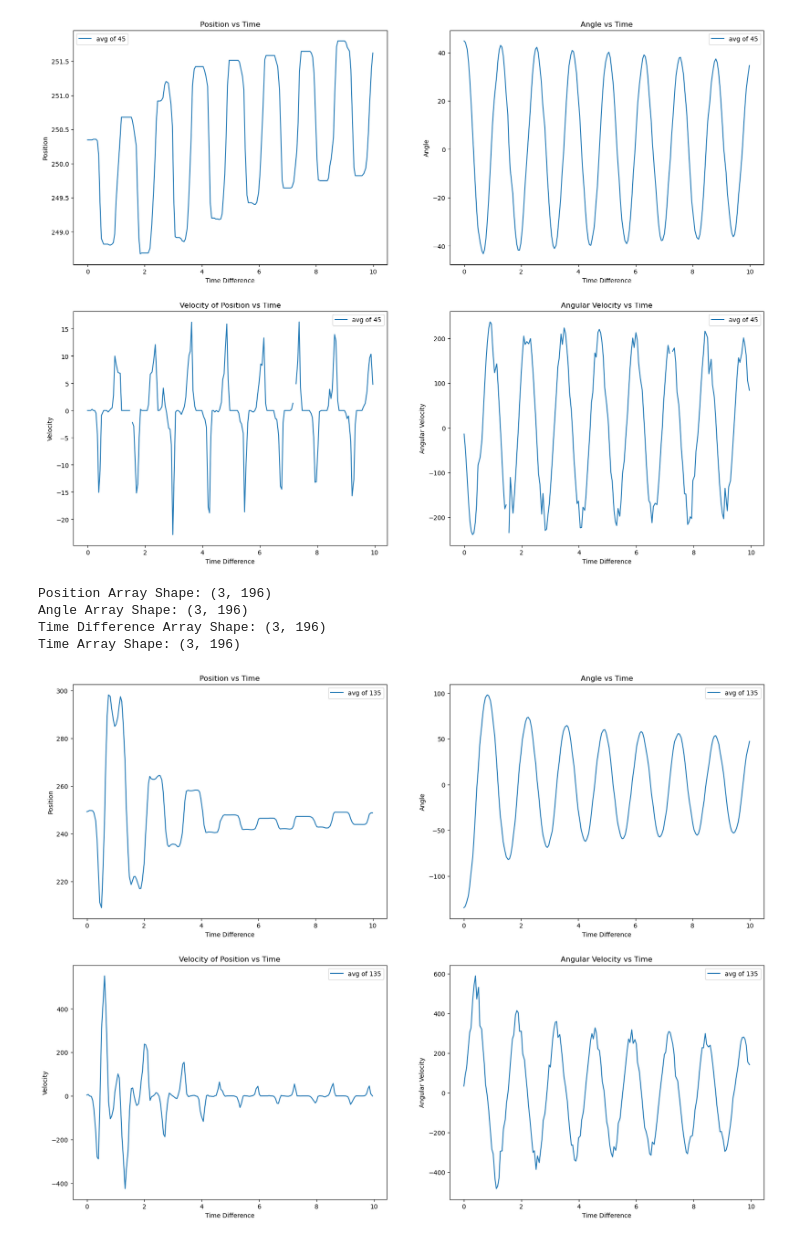
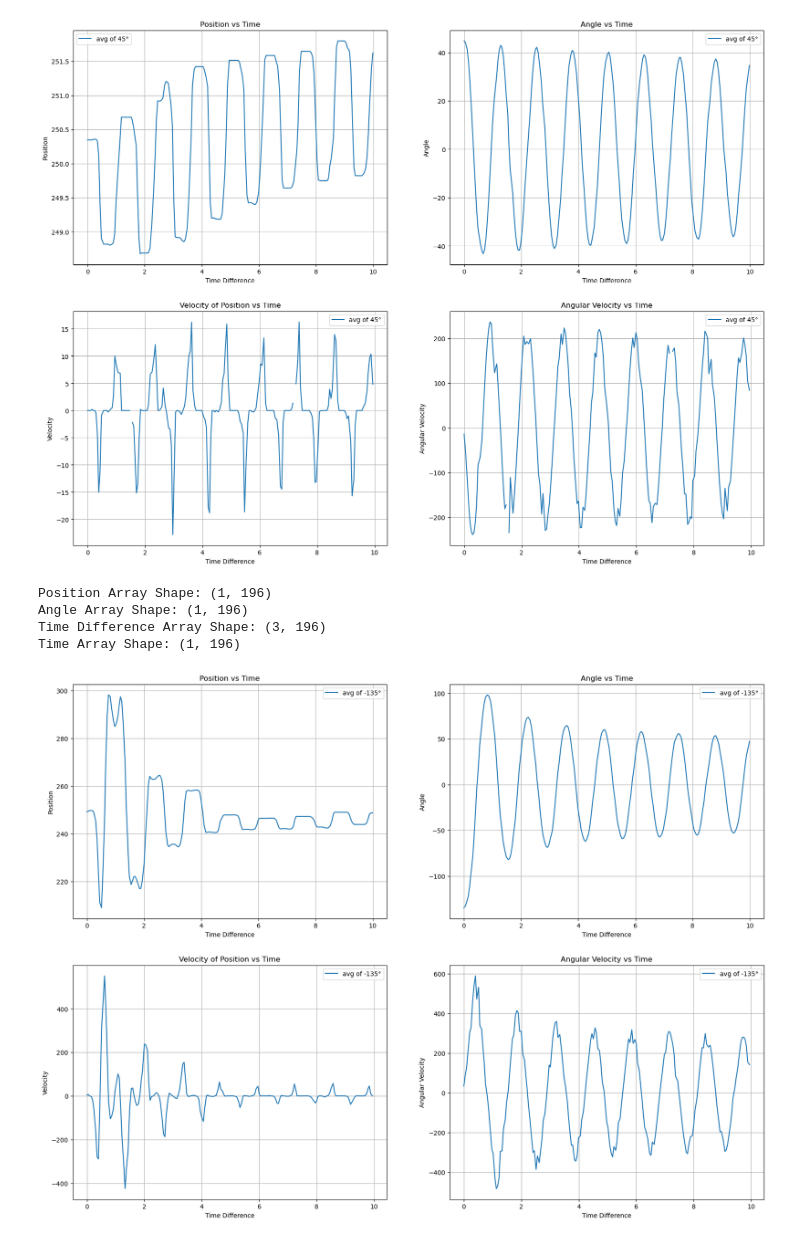
Before and after one commit to Rizo11/Spring22_Theoretical_Mechanics, a Jupyter notebook: big_hw2/plot.ipynb, the cells around one changed output. Drawn from its saved outputs; the diff is of its cells as text; code cells hidden in the pictures.

```diff
--- a/big_hw2/plot.ipynb
+++ b/big_hw2/plot.ipynb
@@ -3,7 +3,7 @@ import csv
 import matplotlib.pyplot as plt
 import numpy as np
 TESTS = 3
-ANGLES = [15, 45, 135]
+ANGLES = [15, 45, -135]
 # %%
 def read_csv_to_arrays(filename):
     time_diff = []
@@ -54,6 +54,7 @@ def plot_data(time, position, angle, velocity, angular_velocity, leg):
     plt.title('Position vs Time')
     plt.plot(time, position, label=leg)
     plt.legend()
+    plt.grid()
 
     # Plot Angle
     plt.subplot(2, 2, 2)
@@ -62,7 +63,7 @@ def plot_data(time, position, angle, velocity, angular_velocity, leg):
     plt.title('Angle vs Time')
     plt.plot(time, angle, label=leg)
     plt.legend()
-
+    plt.grid()
 
     # Plot Velocity of Position
     plt.subplot(2, 2, 3)
@@ -71,6 +72,7 @@ def plot_data(time, position, angle, velocity, angular_velocity, leg):
     plt.title('Velocity of Position vs Time')
     plt.plot(time[:-1], velocity, label=leg)
     plt.legend()
+    plt.grid()
 
     # Plot Angular Velocity
     plt.subplot(2, 2, 4)
@@ -80,6 +82,7 @@ def plot_data(time, position, angle, velocity, angular_velocity, leg):
     plt.plot(time[:-1], angular_velocity, label=leg)
     plt.legend()
 
+    plt.grid()
     plt.show()
 # %%
 def avegare(array):
@@ -91,6 +94,7 @@ def avegare(array):
 
     return average_array
 # %%
+experimental_vals = {}
 
 for ang in ANGLES:
 
@@ -124,11 +128,6 @@ for ang in ANGLES:
     angle = np.array(angle)
     time = np.array(time)
 
-    print("Position Array Shape:", position.shape)
-    print("Angle Array Shape:", angle.shape)
-    print("Time Difference Array Shape:", time_diff.shape)
-    print("Time Array Shape:", time.shape)
-
 
     angular_velocity = []
     velocity = []
@@ -146,9 +145,13 @@ for ang in ANGLES:
     avg_velocity = avegare(velocity)
     avg_angular_velocity = avegare(angular_velocity)
 
+    experimental_vals[ang] = [avg_position, avg_angle, avg_velocity, avg_angular_velocity]
+
+    print("Position Array Shape:", avg_position.shape)
+    print("Angle Array Shape:", avg_angle.shape)
+    print("Time Difference Array Shape:", time_diff.shape)
+    print("Time Array Shape:", avg_time.shape)
 
 
-
-
-    plot_data(avg_time, avg_position, avg_angle, avg_velocity, avg_angular_velocity, leg=f'avg of {ang}')
+    plot_data(avg_time, avg_position, avg_angle, avg_velocity, avg_angular_velocity, leg=f'avg of {ang}°')
 # %% [output]
@@ -164,6 +167,6 @@ Time Array Shape: (3, 196)
 [figure]
-Position Array Shape: (3, 196)
-Angle Array Shape: (3, 196)
+Position Array Shape: (1, 196)
+Angle Array Shape: (1, 196)
 Time Difference Array Shape: (3, 196)
-Time Array Shape: (3, 196)
+Time Array Shape: (1, 196)
-[figure, old version]
+[figure, new version]
```
Also changed, not shown: parts of 5 cells of this notebook, 8 other files.
